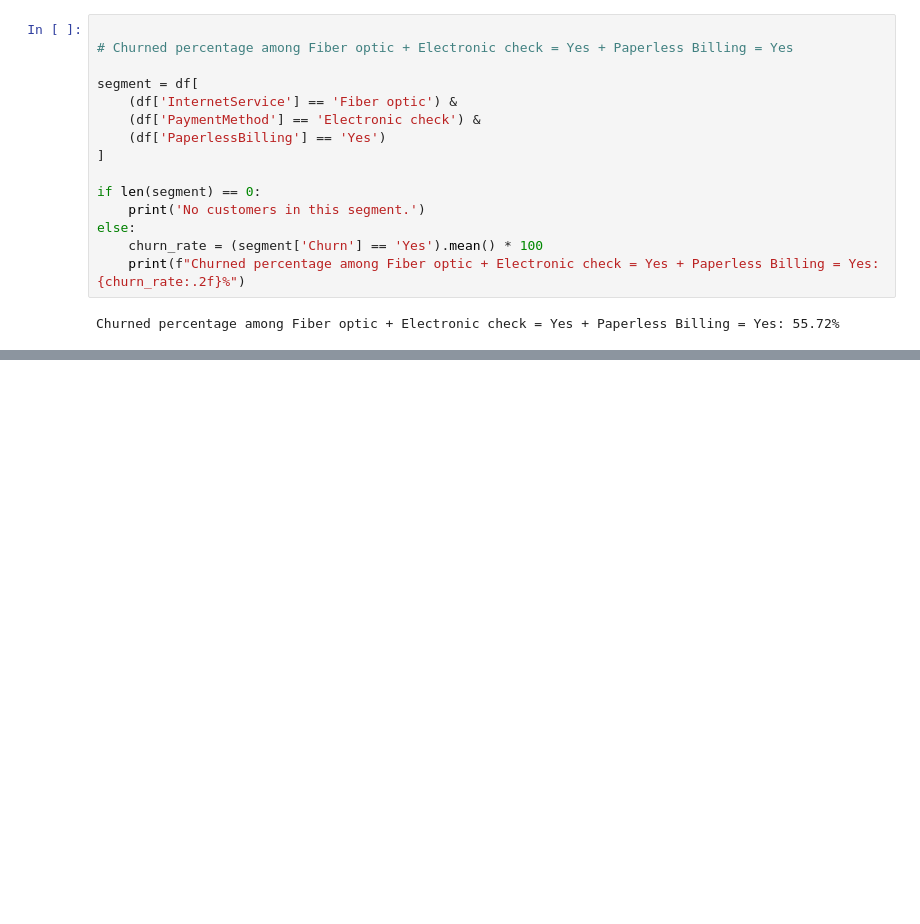
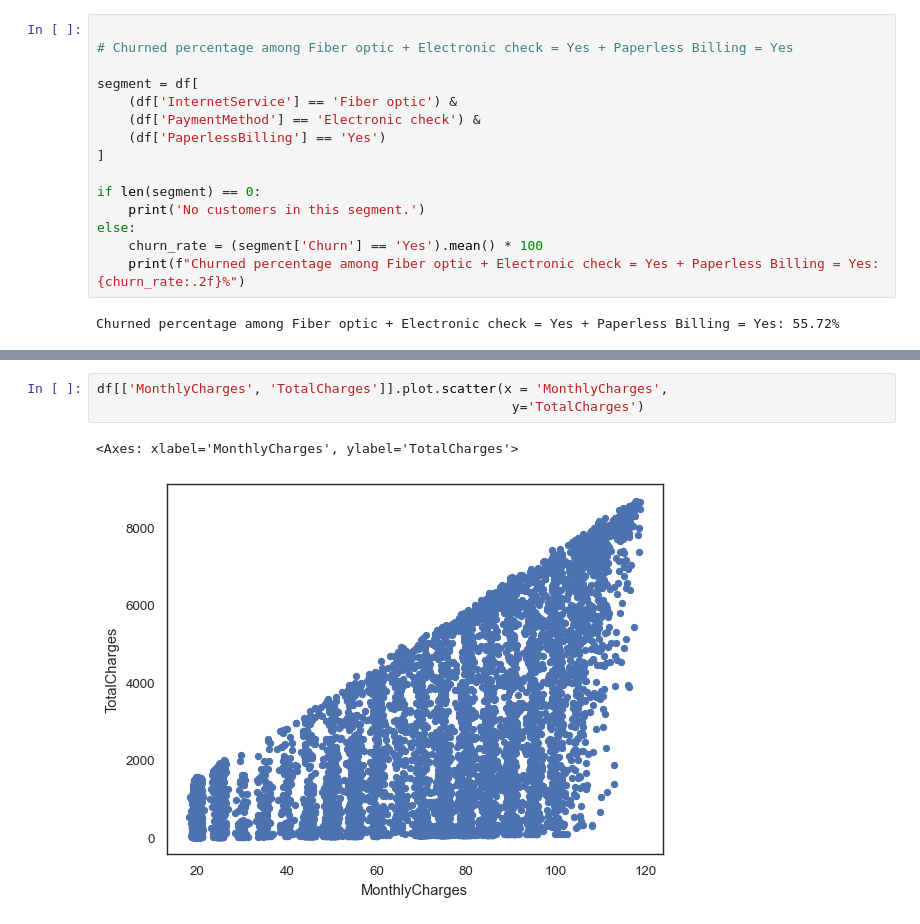
Before and after one commit to Ahmed-Estiak/customer-churn-demo, a Jupyter notebook: customer-churn1demo.ipynb, the cells around one changed output, grey strips where cells are left out. Cells and saved outputs as stored; diff of their text form; blank space fills up the shorter version.

```diff
--- a/customer-churn1demo.ipynb
+++ b/customer-churn1demo.ipynb
@@ -2111,0 +2230,6 @@ Churned percentage among Fiber optic + Electronic check = Yes + Paperless Billin
+# %%
+df[['MonthlyCharges', 'TotalCharges']].plot.scatter(x = 'MonthlyCharges',
+                                                     y='TotalCharges')
+# %% [output]
+<Axes: xlabel='MonthlyCharges', ylabel='TotalCharges'>
+[figure, added]
```
Also changed, not shown: parts of 17 cells of this notebook.
